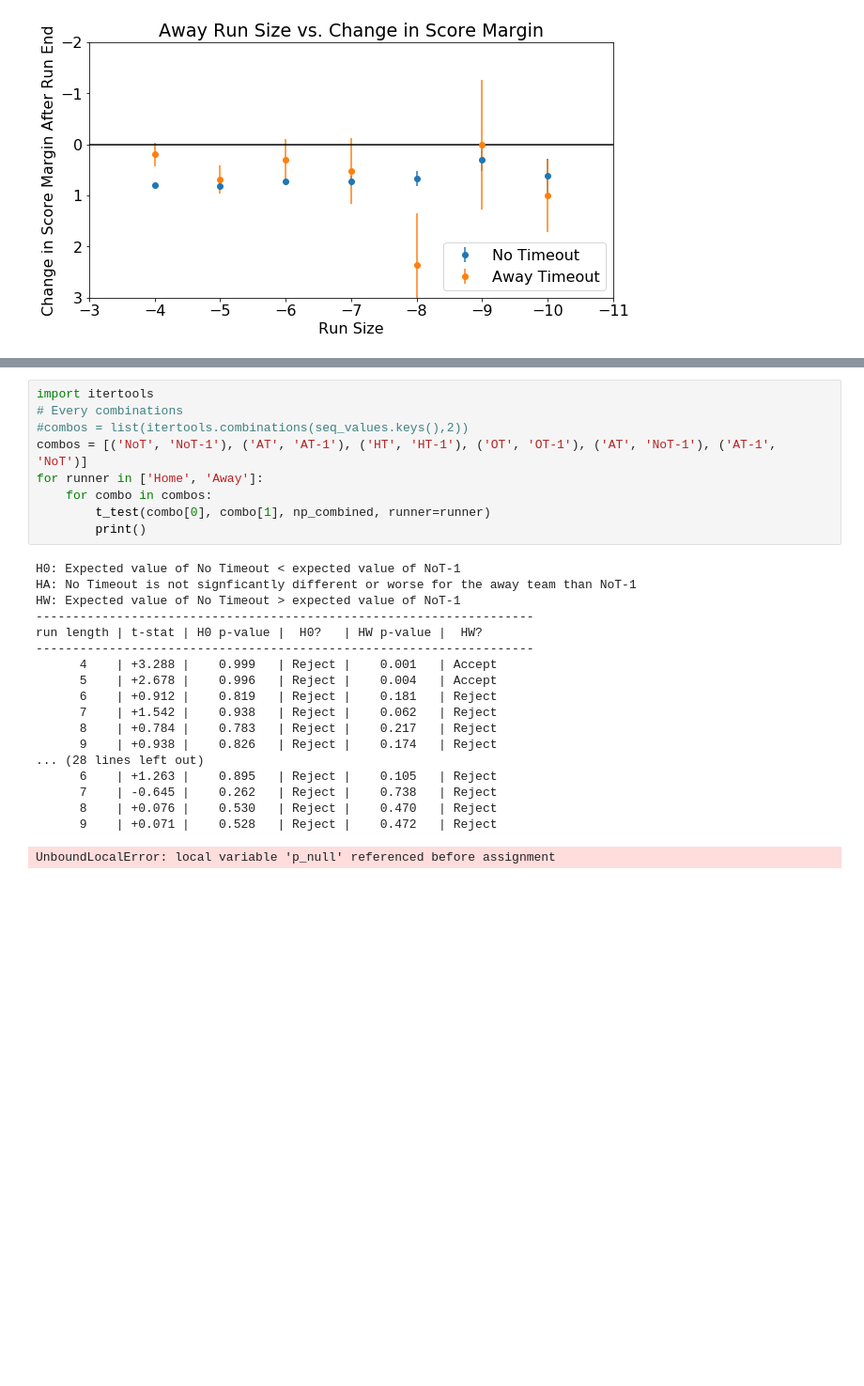
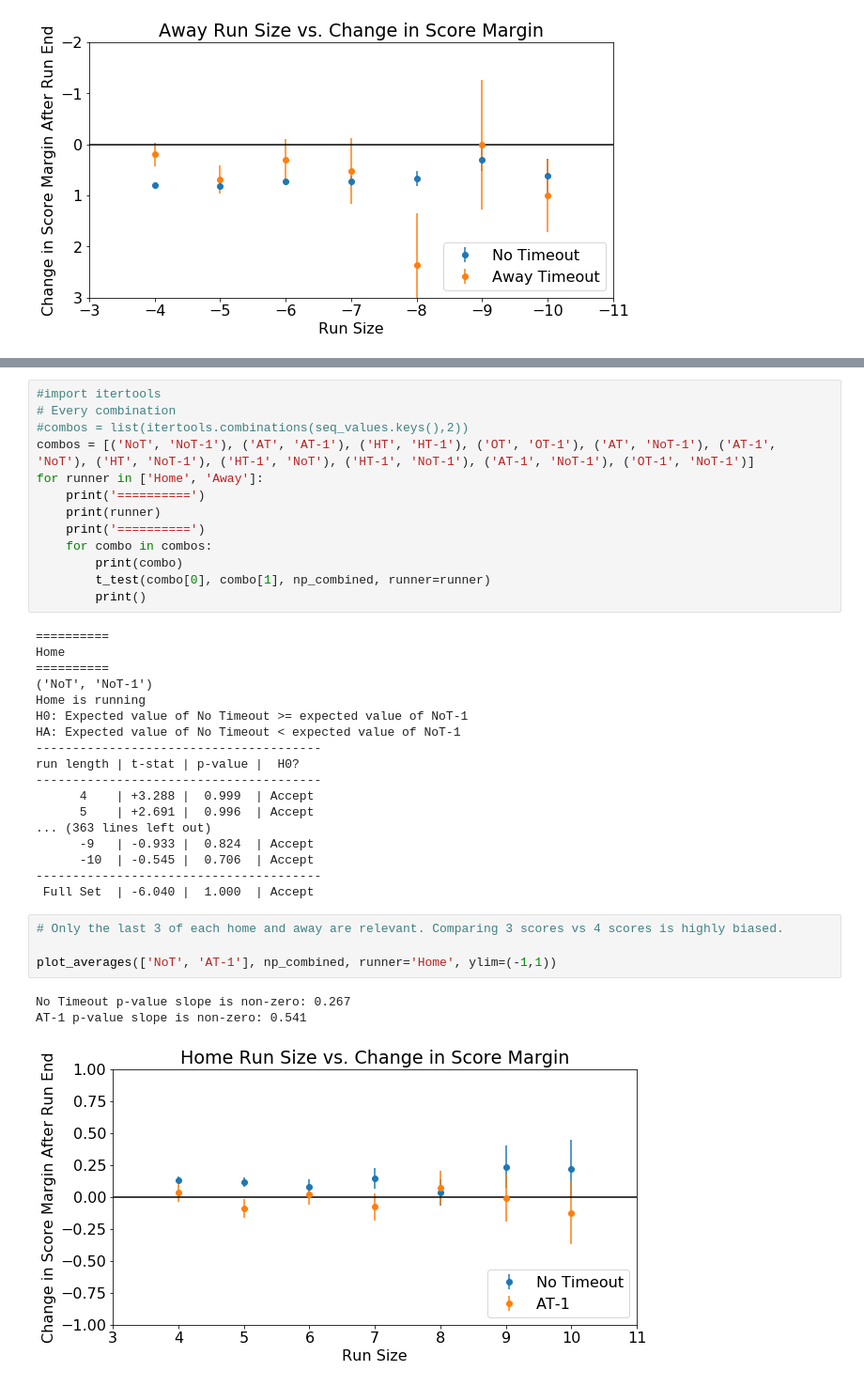
Before and after one commit to mattfred10/Timeout-Analyzer, a Jupyter notebook: Timeout_Analysis.ipynb, the cells around one changed output, grey strips where cells are left out. Shown at 94% size. Cells and saved outputs as stored; diff of their text form; blank space fills up the shorter version.

```diff
--- a/Timeout_Analysis.ipynb
+++ b/Timeout_Analysis.ipynb
@@ -974,29 +1096,40 @@ AT-1 p-value slope is non-zero: 0.678
 ... (4 outputs left out)
 # %%
-import itertools
-# Every combinations
+#import itertools
+# Every combination
 #combos = list(itertools.combinations(seq_values.keys(),2))
-combos = [('NoT', 'NoT-1'), ('AT', 'AT-1'), ('HT', 'HT-1'), ('OT', 'OT-1'), ('AT', 'NoT-1'), ('AT-1', 'NoT')]
+combos = [('NoT', 'NoT-1'), ('AT', 'AT-1'), ('HT', 'HT-1'), ('OT', 'OT-1'), ('AT', 'NoT-1'), ('AT-1', 'NoT'), ('HT', 'NoT-1'), ('HT-1', 'NoT'), ('HT-1', 'NoT-1'), ('AT-1', 'NoT-1'), ('OT-1', 'NoT-1')]
 for runner in ['Home', 'Away']:
+    print('==========')
+    print(runner)
+    print('==========')
     for combo in combos:
+        print(combo)
         t_test(combo[0], combo[1], np_combined, runner=runner)
         print()
 # %% [output]
-H0: Expected value of No Timeout < expected value of NoT-1
-HA: No Timeout is not signficantly different or worse for the away team than NoT-1
-HW: Expected value of No Timeout > expected value of NoT-1
---------------------------------------------------------------------
-run length | t-stat | H0 p-value |  H0?   | HW p-value |  HW?
---------------------------------------------------------------------
-      4    | +3.288 |    0.999   | Reject |    0.001   | Accept
-      5    | +2.678 |    0.996   | Reject |    0.004   | Accept
-      6    | +0.912 |    0.819   | Reject |    0.181   | Reject
-      7    | +1.542 |    0.938   | Reject |    0.062   | Reject
-      8    | +0.784 |    0.783   | Reject |    0.217   | Reject
-      9    | +0.938 |    0.826   | Reject |    0.174   | Reject
-... (28 lines left out)
-      6    | +1.263 |    0.895   | Reject |    0.105   | Reject
-      7    | -0.645 |    0.262   | Reject |    0.738   | Reject
-      8    | +0.076 |    0.530   | Reject |    0.470   | Reject
-      9    | +0.071 |    0.528   | Reject |    0.472   | Reject
+==========
+Home
+==========
+('NoT', 'NoT-1')
+Home is running
+H0: Expected value of No Timeout >= expected value of NoT-1
+HA: Expected value of No Timeout < expected value of NoT-1
+---------------------------------------
+run length | t-stat | p-value |  H0?
+---------------------------------------
+      4    | +3.288 |  0.999  | Accept
+      5    | +2.691 |  0.996  | Accept
+... (363 lines left out)
+      -9   | -0.933 |  0.824  | Accept
+      -10  | -0.545 |  0.706  | Accept
+---------------------------------------
+ Full Set  | -6.040 |  1.000  | Accept
-UnboundLocalError: local variable 'p_null' referenced before assignment
+# %%
+# Only the last 3 of each home and away are relevant. Comparing 3 scores vs 4 scores is highly biased.
+
+plot_averages(['NoT', 'AT-1'], np_combined, runner='Home', ylim=(-1,1))
+# %% [output]
+No Timeout p-value slope is non-zero: 0.267
+AT-1 p-value slope is non-zero: 0.541
+[figure, added]
```
Also changed, not shown: parts of 50 cells of this notebook, 1 other file.
